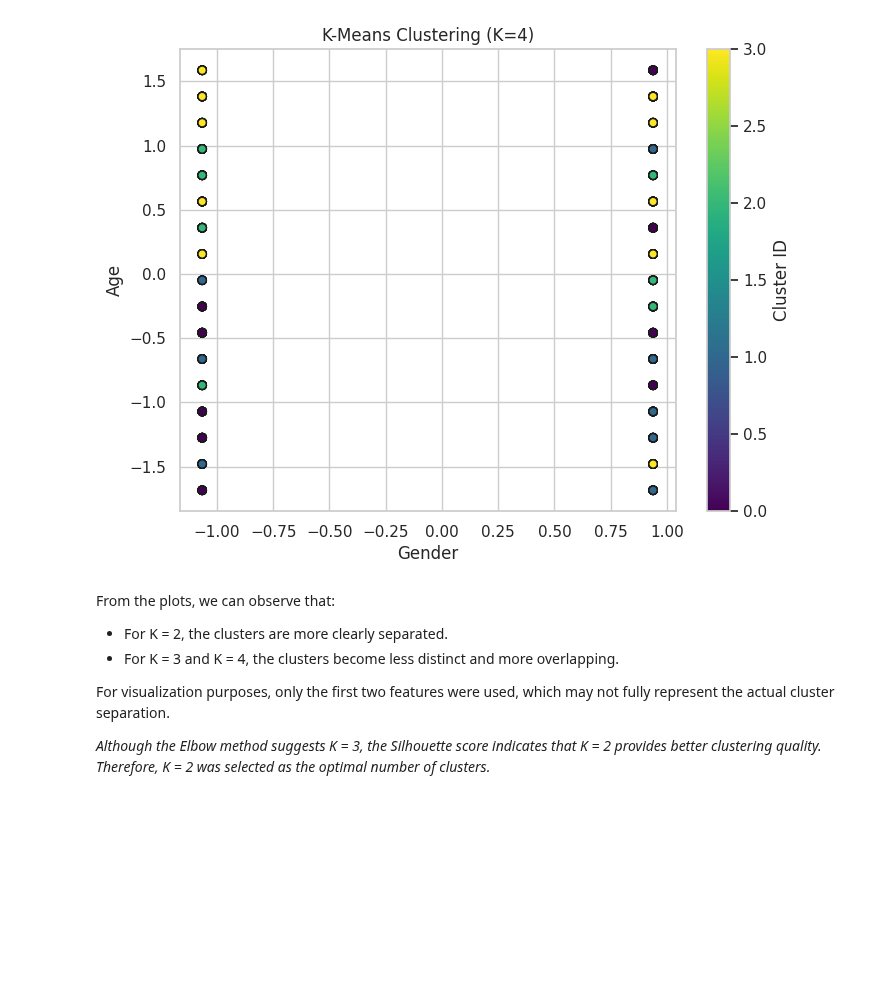
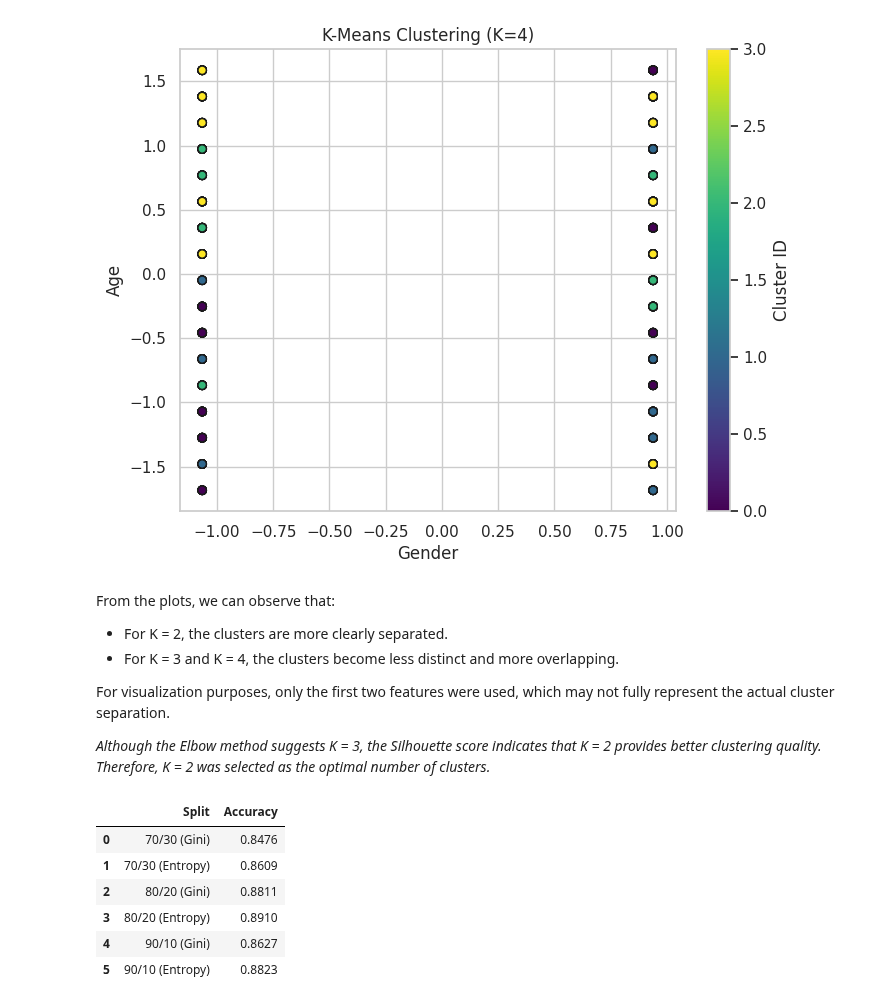
Before and after one commit to joodali25/IT326-DataMining-Project, a Jupyter notebook: Reports/Phase3.ipynb, the cells around one changed output. Drawn from its saved outputs; the diff is of its cells as text; code cells hidden in the pictures; blank space fills up the shorter version.

```diff
--- a/Reports/Phase3.ipynb
+++ b/Reports/Phase3.ipynb
@@ -391,0 +402,11 @@ For visualization purposes, only the first two features were used, which may not
+# %%
+df_eval = pd.DataFrame(results_summary)
+display(df_eval)
+# %% [output]
+|  | Split | Accuracy |
+| 0 | 70/30 (Gini) | 0.8476 |
+| 1 | 70/30 (Entropy) | 0.8609 |
+| 2 | 80/20 (Gini) | 0.8811 |
+| 3 | 80/20 (Entropy) | 0.8910 |
+| 4 | 90/10 (Gini) | 0.8627 |
+| 5 | 90/10 (Entropy) | 0.8823 |
```
Also changed, not shown: parts of 8 cells of this notebook.
